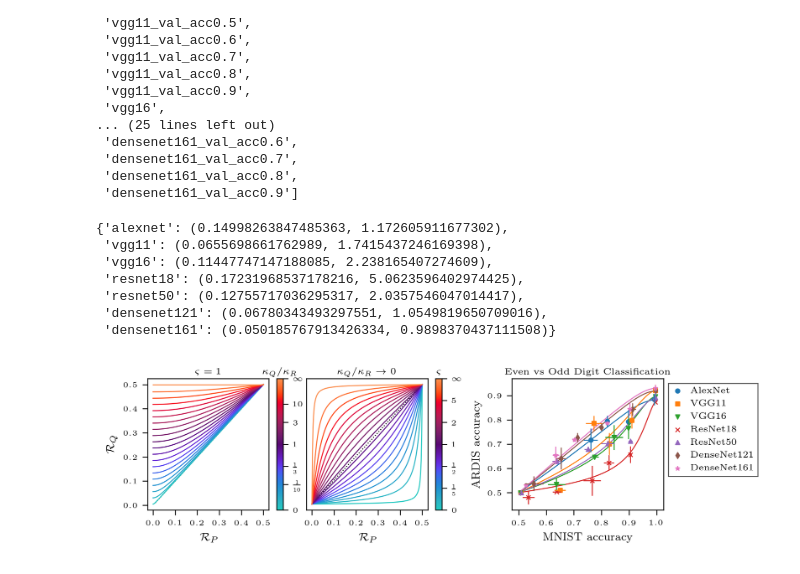
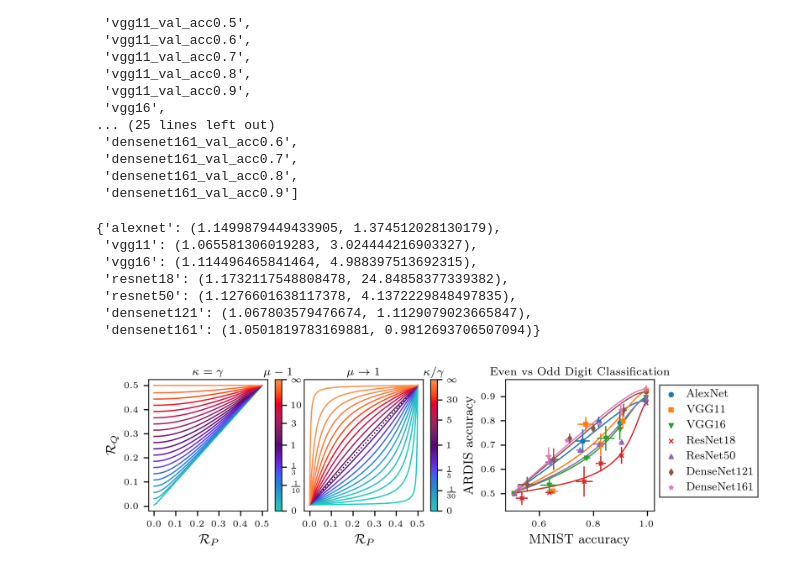
Before and after one commit to MLI-lab/monotonic_risk_relationships, a Jupyter notebook: asymptotic_results/classification_theory.ipynb, the cells around one changed output. Drawn from its saved outputs; the diff is of its cells as text; code cells hidden in the pictures.

```diff
--- a/asymptotic_results/classification_theory.ipynb
+++ b/asymptotic_results/classification_theory.ipynb
@@ -199,8 +199,8 @@ def fit_curve(acc_P, acc_Q):
     risk_P = 1 - np.asarray(acc_P)
     risk_Q = 1 - np.asarray(acc_Q)
 
-    def mse(kQ_kR, sigma, min_bias=False):
-        R_Q = get_R_Q(kQ_kR, sigma)
+    def mse(mu, kappa_gamma, min_bias=False):
+        R_Q = get_R_Q(mu, kappa_gamma)
         fit_risk_Q = np.interp(risk_P, R_P, R_Q)
         if min_bias:
             weight_factor = np.exp(-30 * (risk_P - np.argmin(risk_P)))
@@ -209,33 +209,33 @@ def fit_curve(acc_P, acc_Q):
         else:
             return np.mean((risk_Q - fit_risk_Q) ** 2)
 
-    kQ_kR, sigma = 1, 1
+    mu, kappa_gamma = 1, 1
 
     for t in range(2):
-        res = minimize(lambda x: mse(x, sigma, True), kQ_kR, bounds=[(1e-6, None)])
-        kQ_kR = res.x[0]
-        res = minimize(lambda x: mse(kQ_kR, x), kQ_kR, bounds=[(1e-6, None)])
-        sigma = res.x[0]
+        res = minimize(lambda x: mse(x, kappa_gamma, True), mu, bounds=[(1e-6, None)])
+        mu = res.x[0]
+        res = minimize(lambda x: mse(mu, x), mu, bounds=[(1e-6, None)])
+        kappa_gamma = res.x[0]
 
-    return kQ_kR, sigma
+    return mu, kappa_gamma
 # %%
 fit_params = {}
 
 for name in tqdm(model_sequences):
     if name in fit_params:
         continue
-    kQ_kR, sigma = fit_curve(*get_sequence_accuracies(name))
-    fit_params[name] = kQ_kR, sigma
+    mu, kappa_gamma = fit_curve(*get_sequence_accuracies(name))
+    fit_params[name] = mu, kappa_gamma
 
 fit_params
 # %% [output]
-{'alexnet': (0.14998263847485363, 1.172605911677302),
- 'vgg11': (0.0655698661762989, 1.7415437246169398),
- 'vgg16': (0.11447747147188085, 2.238165407274609),
- 'resnet18': (0.17231968537178216, 5.0623596402974425),
- 'resnet50': (0.12755717036295317, 2.0357546047014417),
- 'densenet121': (0.06780343493297551, 1.0549819650709016),
- 'densenet161': (0.050185767913426334, 0.9898370437111508)}
+{'alexnet': (1.1499879449433905, 1.374512028130179),
+ 'vgg11': (1.065581306019283, 3.024444216903327),
+ 'vgg16': (1.114496465841464, 4.988397513692315),
+ 'resnet18': (1.1732117548808478, 24.84858377339382),
+ 'resnet50': (1.1276601638117378, 4.1372229848497835),
+ 'densenet121': (1.067803579476674, 1.1129079023665847),
+ 'densenet161': (1.0501819783169881, 0.9812693706507094)}
 # %%
 plot_names = {
     'alexnet': 'AlexNet',
@@ -248,7 +248,7 @@ plot_names = {
 }
 
 kQ_kRs_interp = np.asarray([x ** 2 / (1 - x **2) for x in np.linspace(EPSILON, 1 - EPSILON, 500)])
-limiting_risks_interp = np.asarray([get_R_Q(kQ_kR, 1)[0] for kQ_kR in kQ_kRs_interp])
+limiting_risks_interp = np.asarray([get_R_Q(1 + kQ_kR, 1)[0] for kQ_kR in kQ_kRs_interp])
 
 def kQ_kR_scale_fun(x):
     return np.interp(x, 2 * limiting_risks_interp, kQ_kRs_interp)
@@ -258,7 +258,7 @@ def kQ_kR_scale_fun_inv(y):
 
 kQ_kRs_lin = np.linspace(1e-2, 1 - 1e-2, 20)
 kQ_kRs = [kQ_kR_scale_fun(x) for x in kQ_kRs_lin]
-sigma = 1
+kappa_gamma = 1
 
 cmap = cmasher.guppy_r
 sm = cm.ScalarMappable(cmap=cmap)
@@ -272,13 +272,13 @@ ax = axes[0]
 ax.plot([1e-2, 0.5], [1e-2, 0.5], ':k')
 
 for kQ_kR in kQ_kRs:
-    R_Q = get_R_Q(kQ_kR, sigma)
+    R_Q = get_R_Q(1 + kQ_kR, kappa_gamma)
     ax.plot(R_P, R_Q, color=cmap(kQ_kR_scale_fun_inv(kQ_kR)))
 
-ax.set_title(r'$\varsigma = 1$')
+ax.set_title(r'$\kappa = \gamma$')
 cbar = fig.colorbar(sm, ax=ax, ticks=[kQ_kR_scale_fun_inv(x) for x in [0, 1/10, 1/3, 1, 3, 10]] + [1])
 cbar.ax.set_yticklabels([0, r'$\frac{1}{10}$', r'$\frac{1}{3}$', 1, 3, 10, r'$\infty$'])
-cbar.ax.set_title(r'$\kappa_Q / \kappa_R$')
+cbar.ax.set_title(r'$\mu - 1$')
 
 ax.set_xticks(np.arange(6) / 10)
 ax.set_yticks(np.arange(6) / 10)
@@ -287,14 +287,14 @@ ax.set_ylabel('$\mathcal{R}_Q$')
 
 ####################################################
 
-def sigma_scale_fun(x):
+def kappa_gamma_scale_fun(x):
     return x / (1 - x)
 
-def sigma_scale_fun_inv(y):
+def kappa_gamma_scale_fun_inv(y):
     return 1 - 1 / (1 + y)
 
-sigmas_lin = np.linspace(0.01, 0.99, 20)
-sigmas = [sigma_scale_fun(x) for x in sigmas_lin]
+kappa_gammas_lin = np.linspace(0.01, 0.99, 20)
+kappa_gammas = [kappa_gamma_scale_fun(x) ** 2 for x in kappa_gammas_lin]
 kQ_kR = EPSILON
 
 ################
@@ -302,14 +302,14 @@ kQ_kR = EPSILON
 ax = axes[1]
 ax.plot([1e-2, 0.5], [1e-2, 0.5], ':k')
 
-for sigma in sigmas:
-    R_Q = get_R_Q(kQ_kR, sigma)
-    ax.plot(R_P, R_Q, color=cmap(sigma_scale_fun_inv(sigma)))
+for kappa_gamma in kappa_gammas:
+    R_Q = get_R_Q(1 + kQ_kR, kappa_gamma)
+    ax.plot(R_P, R_Q, color=cmap(kappa_gamma_scale_fun_inv(kappa_gamma)))
 
-ax.set_title(r'$\kappa_Q / \kappa_R \to 0$')
-cbar = fig.colorbar(sm, ax=ax, ticks=[sigma_scale_fun_inv(x) for x in [0, 1/5, 1/2, 1, 2, 5]] + [1])
-cbar.ax.set_yticklabels([0, r'$\frac{1}{5}$', r'$\frac{1}{2}$', 1, 2, 5, r'$\infty$'])
-cbar.ax.set_title(r'$\varsigma$')
+ax.set_title(r'$\mu \to 1$')
+cbar = fig.colorbar(sm, ax=ax, ticks=[kappa_gamma_scale_fun_inv(np.sqrt(x)) for x in [0, 1/30, 1/5, 1, 5, 30]] + [1])
+cbar.ax.set_yticklabels([0, r'$\frac{1}{30}$', r'$\frac{1}{5}$', 1, 5, 30, r'$\infty$'])
+cbar.ax.set_title(r'$\kappa/\gamma$')
 
 ax.set_xticks(np.arange(6) / 10)
 ax.set_yticks(np.arange(6) / 10)
@@ -322,36 +322,36 @@ l, r, w, h = ax.get_position().bounds
 ax.set_position((l - shift_amount, r, w, h), 'both')
 l, r, w, h = cbar.ax.get_position().bounds
 cbar.ax.set_position((l - shift_amount, r, w, h), 'both')
 
 ####################################################
 
 ax = axes[2]
 
 markers = ['o', 's', 'v', 'x', '^', 'd', '*']
 
 for i, (name, color, marker) in enumerate(zip(plot_names, color_cycle, markers)):
 
     mnist_acc, ardis_acc = get_sequence_accuracies(name)
     ax.scatter(mnist_acc, ardis_acc, color=color, label=plot_names[name], marker=marker)
 
     mnist_std, ardis_std = get_sequence_stds(name)
     ax.errorbar(mnist_acc, ardis_acc, yerr=ardis_std, xerr=mnist_std, fmt=',', color=color)
 
-    kQ_kR, sigma = fit_params[name]
-    R_Q = get_R_Q(kQ_kR, sigma)
+    kQ_kR, kappa_gamma = fit_params[name]
+    R_Q = get_R_Q(kQ_kR, kappa_gamma)
     ax.plot(1 - R_P, 1 - R_Q, color=color, zorder=-1)
 
 ax.legend(loc='upper left', bbox_to_anchor=(1, 1))
 ax.set_title('Even vs Odd Digit Classification')
 ax.set_xlabel('MNIST accuracy')
 ax.set_ylabel('ARDIS accuracy')
 
 #plt.tight_layout()
 
 plt.savefig('classification_risk_shifts.pdf', bbox_inches='tight')
 plt.show()
 # %% [output]
-[figure, old version]
+[figure, new version]
 # %%
 def squared_error(z1, z2):
     return np.mean((z1 - z2) ** 2)
```
Also changed, not shown: parts of 3 cells of this notebook, 1 other file.
